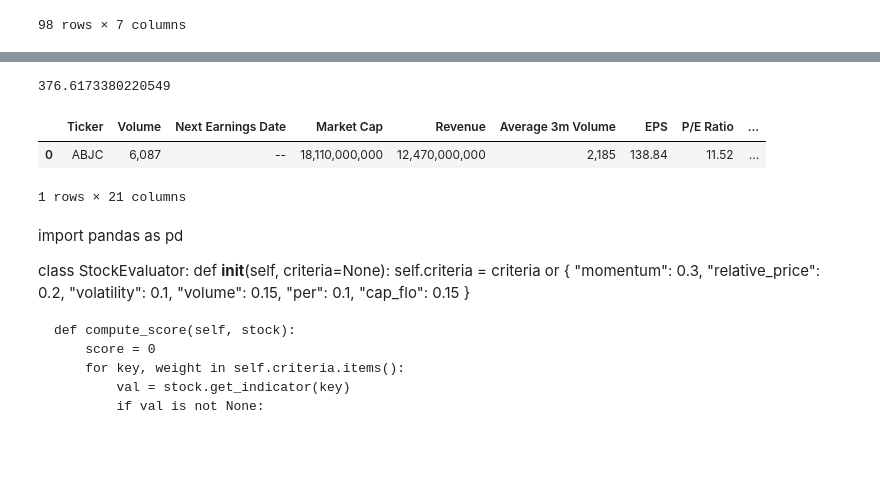
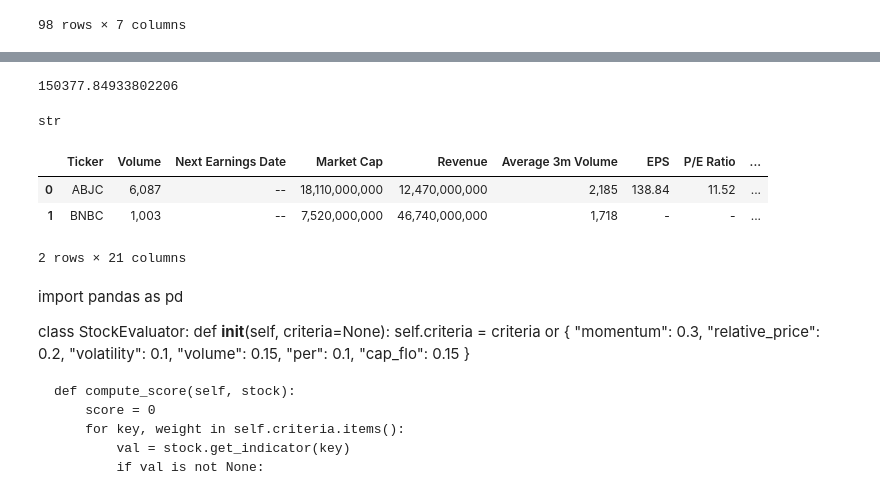
Before and after one commit to Lanzeni777/BPALS, a Jupyter notebook: NoteBooks/Classes.ipynb, the cells around one changed output, grey strips where cells are left out. Drawn from its saved outputs; the diff is of its cells as text; code cells hidden in the pictures; blank space fills up the shorter version.

Commit message:
stock manager + fundamental data ok

```diff
--- a/NoteBooks/Classes.ipynb
+++ b/NoteBooks/Classes.ipynb
@@ -10,6 +10,6 @@ urllib3.disable_warnings(urllib3.exceptions.InsecureRequestWarning)
 sys.path.append(os.path.abspath(os.path.join(os.path.dirname("."), '..')))
 from DataBase.DBUtilities import BRVMDatabase, DataPreProcessor
 # %%
-kl_db = BRVMDatabase("KAN.db")
+kl_db = BRVMDatabase("KL.db")
 kl_db.update()
 # %% [output]
@@ -35,0 +33,6 @@ No duplicated row found
+# %%
+tables = kl_db.get_all_tables()
+# %%
+text = ["Ticker", "Date", "Description"]
+for t in tables:
+    print(t, [(e, "REAL") if not e in text else (e, "TEXT NOT NULL") for e in kl_db._get_table_columns(t)])
@@ -146,21 +197,28 @@ stock_per#.merge(stock_fd)
 stock_prices = kl_db.get_prices(["ABJC"], "2020-01-01") #, "2025-05-30")
 stock_fd = get_fundamental("ABJC")
 stock_fd["PER"], stock_fd["Capitalisation_flottante"] = kl_db.get_per("ABJC")["PER"][0], 1000000
-stock = Stock("ABJC", stock_prices, stock_per.merge(stock_fd))
+stock = Stock("ABJC", stock_prices, stock_fd)
 ste = StockEvaluator()
 ste.compute_score(stock)
 # %% [output]
-376.6173380220549
+150377.84933802206
+# %%
+type('')
+# %% [output]
+str
 # %%
 def get_fundamental(ticker):
+    ticker_list = [ticker] if type(ticker) is str else ticker
     self = kl_db
-    df = self.execute_query(f"SELECT * FROM fundamental_data WHERE Ticker = 'ABJC'")
+    tls = ','.join([f"'{t}'" for t in ticker_list])
+    df = self.execute_query(f"SELECT * FROM fundamental_data WHERE Ticker in ({tls})")
     return df
-get_fundamental("ABJC")
+get_fundamental(["ABJC", "BNBC"])
 # %% [output]
 |  | Ticker | Volume | Next Earnings Date | Market Cap | Revenue | Average 3m Volume | EPS | P/E Ratio | ... |
 | 0 | ABJC | 6,087 | -- | 18,110,000,000 | 12,470,000,000 | 2,185 | 138.84 | 11.52 | ... |
+| 1 | BNBC | 1,003 | -- | 7,520,000,000 | 46,740,000,000 | 1,718 | - | - | ... |
-1 rows × 21 columns
+2 rows × 21 columns
 # %%
 import pandas as pd
 
```
Also changed, not shown: parts of 11 cells of this notebook, 7 other files.
